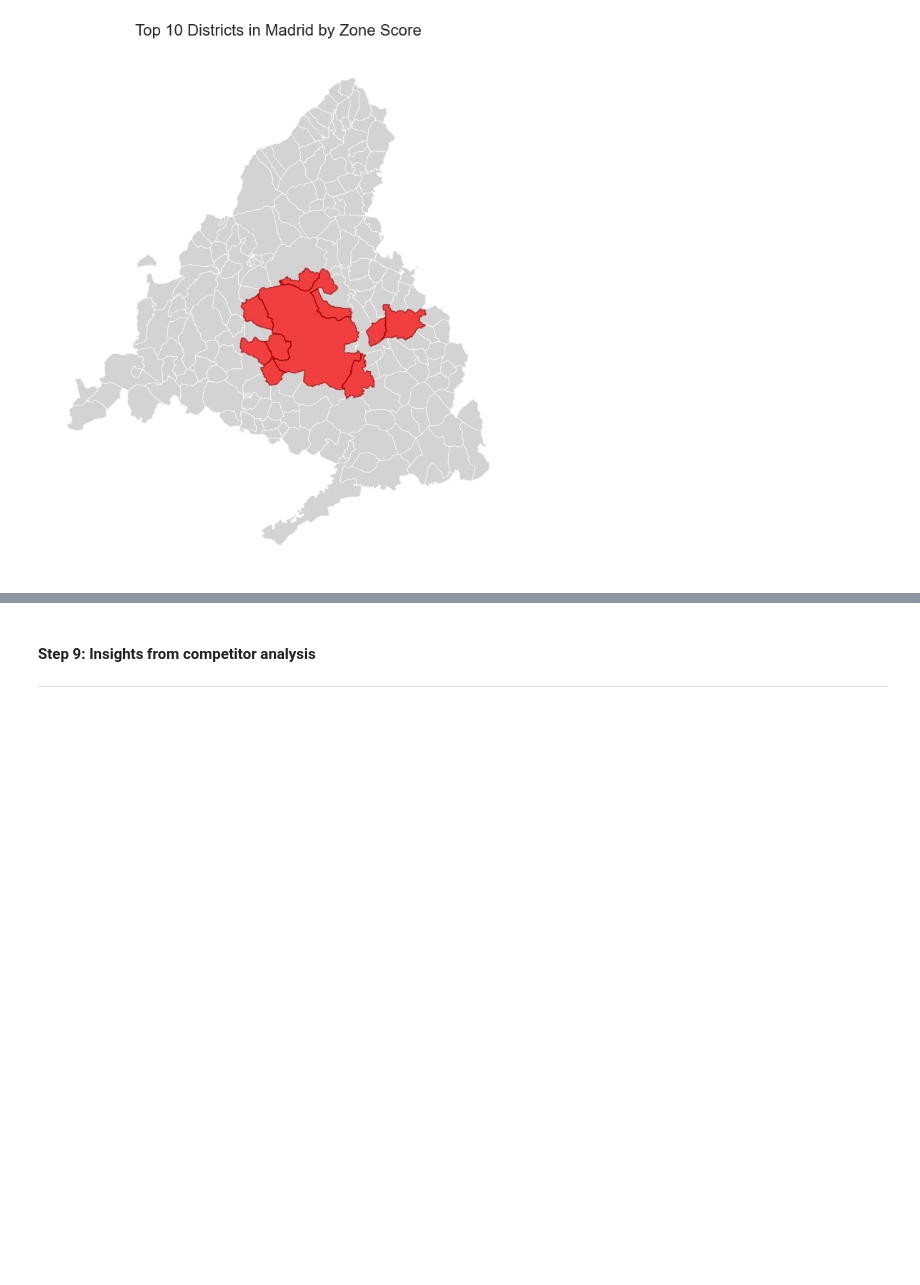
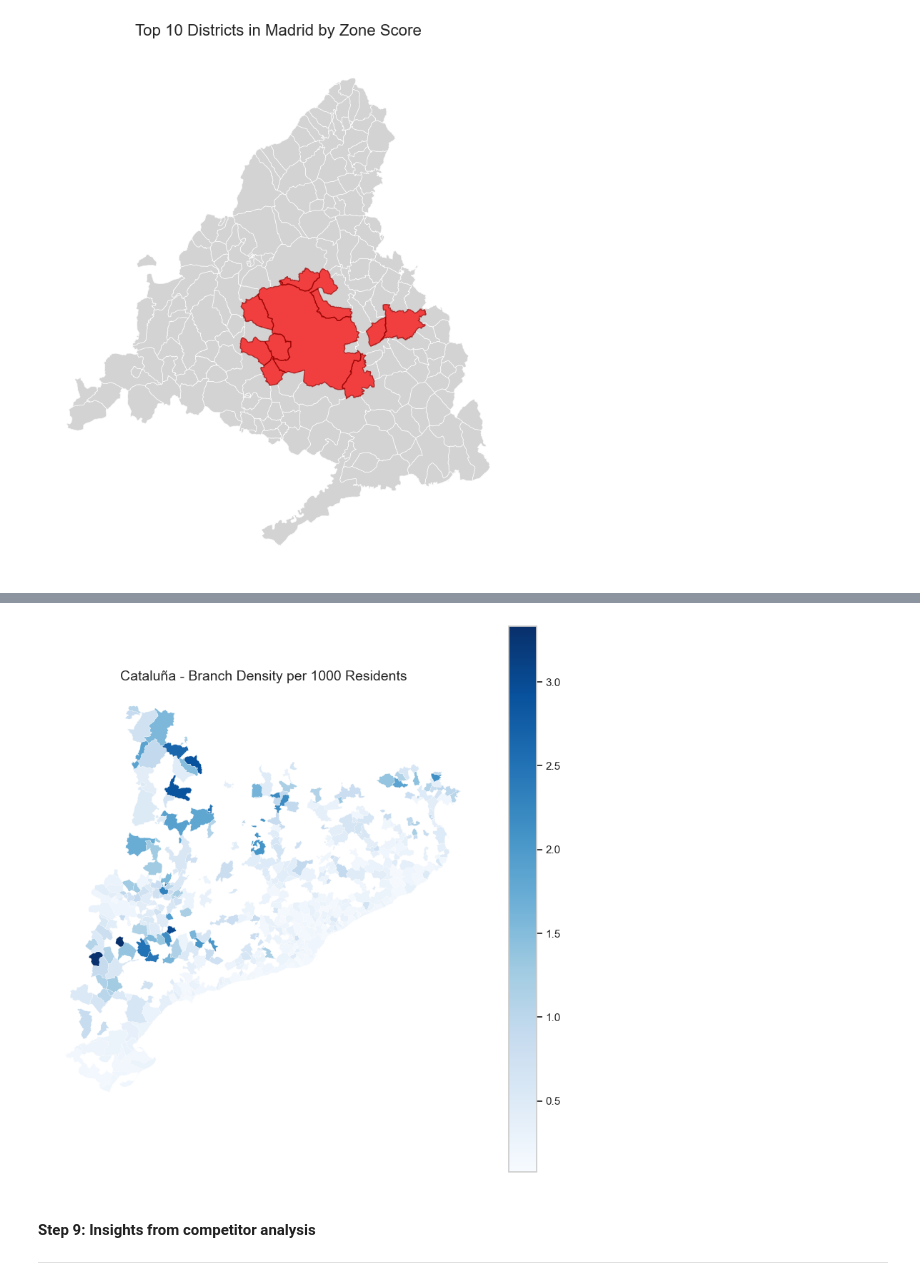
Before and after one commit to soledadmonge/thesis, a Jupyter notebook: deloitte_thesis_finalnb.ipynb, the cells around one changed output, grey strips where cells are left out. Saved outputs shown, nothing was run; the diff lists cells and outputs as text; code cells hidden in the pictures; blank space fills up the shorter version.

```diff
--- a/deloitte_thesis_finalnb.ipynb
+++ b/deloitte_thesis_finalnb.ipynb
@@ -1344,3 +1399,24 @@ plt.show()
+# %%
+fig, ax = plt.subplots(figsize=(8, 8))
+
+# Plot with color scale
+densities_munis_cataluna.plot(
+    column='branch_density_per_1000',
+    cmap='Blues',            # You can use 'viridis', 'YlOrRd', etc.
+    linewidth=0.2,
+    edgecolor='white',
+    legend=True,
+    ax=ax
+)
+
+# Clean up the plot
+ax.set_title('Cataluña - Branch Density per 1000 Residents', fontsize=14)
+ax.axis('off')
+
+plt.tight_layout()
+plt.show()
+# %% [output]
+[figure, added]
 # %%
 # Convert all df to csv files
 df.to_csv('df_final.csv', index=False)
```
Also changed, not shown: parts of 21 cells of this notebook.
